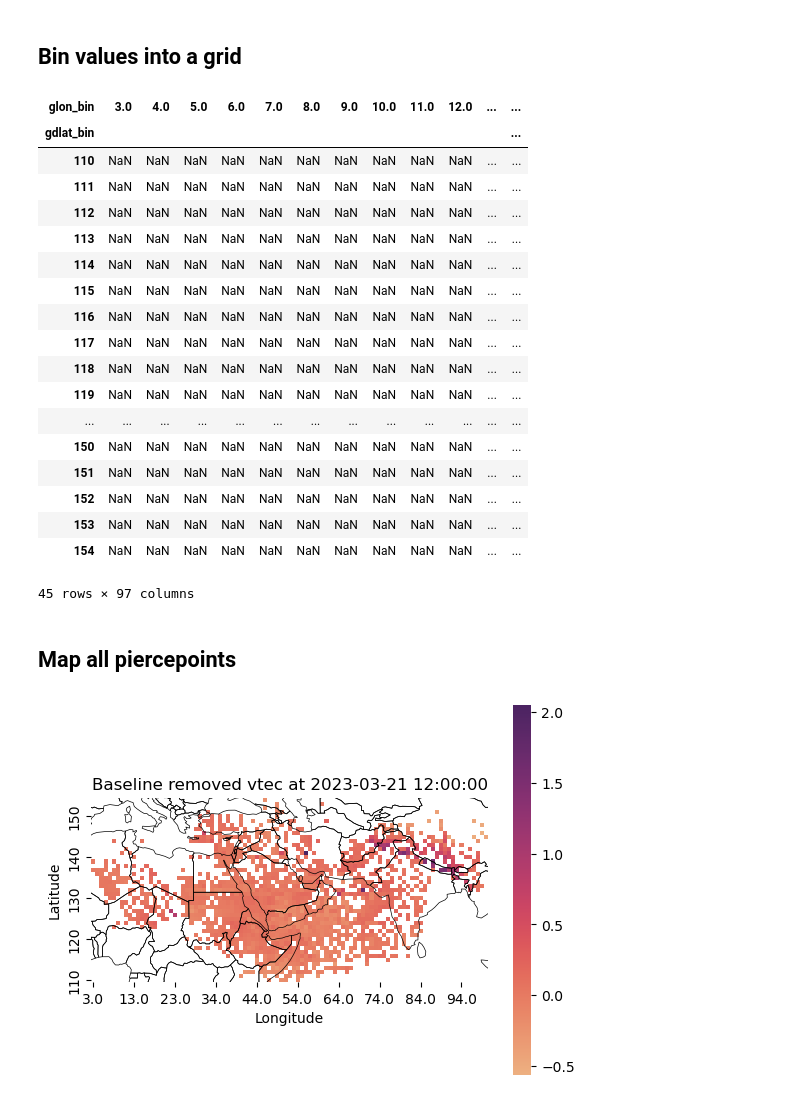
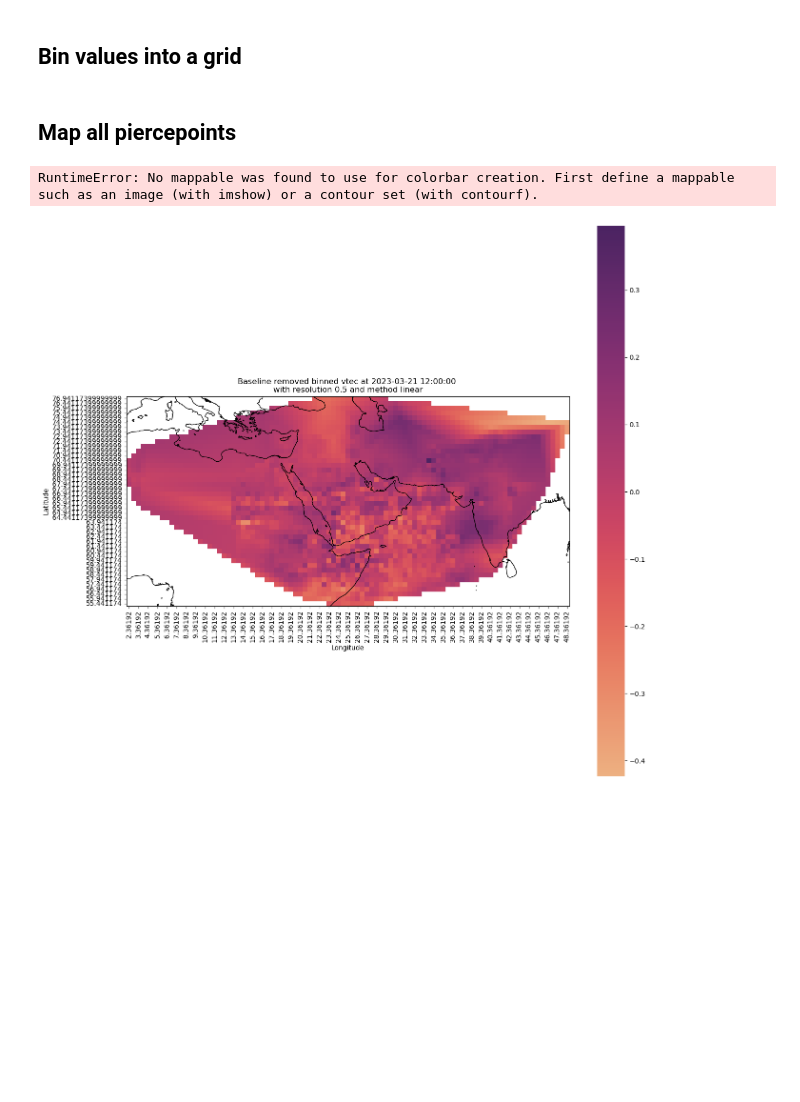
Before and after one commit to kuhaonmaraani/gradu, a Jupyter notebook: kaariplotit.ipynb, the cells around one changed output. Saved outputs shown, nothing was run; the diff lists cells and outputs as text; code cells hidden in the pictures; blank space fills up the shorter version.

```diff
--- a/kaariplotit.ipynb
+++ b/kaariplotit.ipynb
@@ -60,40 +80,34 @@ pivot_table = df1.pivot_table(index='gdlat_bin', columns='glon_bin', values='blr
-# %%
-pivot_table
-# %% [output]
-| glon_bin | 3.0 | 4.0 | 5.0 | 6.0 | 7.0 | 8.0 | 9.0 | 10.0 | 11.0 | 12.0 | ... | ... |
-| gdlat_bin |  |  |  |  |  |  |  |  |  |  |  | ... |
-| 110 | NaN | NaN | NaN | NaN | NaN | NaN | NaN | NaN | NaN | NaN | ... | ... |
-| 111 | NaN | NaN | NaN | NaN | NaN | NaN | NaN | NaN | NaN | NaN | ... | ... |
-| 112 | NaN | NaN | NaN | NaN | NaN | NaN | NaN | NaN | NaN | NaN | ... | ... |
-| 113 | NaN | NaN | NaN | NaN | NaN | NaN | NaN | NaN | NaN | NaN | ... | ... |
-| 114 | NaN | NaN | NaN | NaN | NaN | NaN | NaN | NaN | NaN | NaN | ... | ... |
-| 115 | NaN | NaN | NaN | NaN | NaN | NaN | NaN | NaN | NaN | NaN | ... | ... |
-| 116 | NaN | NaN | NaN | NaN | NaN | NaN | NaN | NaN | NaN | NaN | ... | ... |
-| 117 | NaN | NaN | NaN | NaN | NaN | NaN | NaN | NaN | NaN | NaN | ... | ... |
-| 118 | NaN | NaN | NaN | NaN | NaN | NaN | NaN | NaN | NaN | NaN | ... | ... |
-| 119 | NaN | NaN | NaN | NaN | NaN | NaN | NaN | NaN | NaN | NaN | ... | ... |
-| ... | ... | ... | ... | ... | ... | ... | ... | ... | ... | ... | ... | ... |
-| 150 | NaN | NaN | NaN | NaN | NaN | NaN | NaN | NaN | NaN | NaN | ... | ... |
-| 151 | NaN | NaN | NaN | NaN | NaN | NaN | NaN | NaN | NaN | NaN | ... | ... |
-| 152 | NaN | NaN | NaN | NaN | NaN | NaN | NaN | NaN | NaN | NaN | ... | ... |
-| 153 | NaN | NaN | NaN | NaN | NaN | NaN | NaN | NaN | NaN | NaN | ... | ... |
-| 154 | NaN | NaN | NaN | NaN | NaN | NaN | NaN | NaN | NaN | NaN | ... | ... |
-45 rows × 97 columns
+# %%
+DATETIME = '2023-03-21 12:00:00'
+RES = 0.5
+METHOD = 'linear'
+
+specific_datetime = pd.to_datetime(DATETIME)
+df1 = df.copy()
+df1 = df1.loc[df1['datetime'] == specific_datetime]
+
+x_grid = np.arange(min(df1['glon']), max(df1['glon'])+RES, RES)
+y_grid = np.arange(min(df['gdlat']), max(df['gdlat'])+RES, RES)
+X, Y = np.meshgrid(x_grid, y_grid)
+
+Z = griddata((df1['glon'], df1['gdlat']), df1['blrmvd'], (X, Y), method=METHOD)
 # %% [markdown]
 ## Map all piercepoints
-# %%
-europe = gpd.read_file(gpd.datasets.get_path('naturalearth_lowres'))
-
-europe.boundary.plot(edgecolor='black', linewidth=0.5)
-
-sns.heatmap(pivot_table, cmap='flare', xticklabels=10, yticklabels=10)
-
-# Set labels and title
-plt.xlabel('Longitude')
-plt.ylabel('Latitude')
-plt.title(f'Baseline removed vtec at {DATETIME}')
-
-plt.gca().invert_yaxis()
-plt.show()
-# %% [output]
-[figure, removed]
+# %%
+pivotdf = pd.DataFrame({'glon': X.ravel(), 'gdlat': Y.ravel(), 'blrmvd': Z.ravel()})
+
+plt.figure(figsize=(15,15))
+
+ax = plt.subplot(1, 1, 1, projection=ccrs.PlateCarree())
+ax.coastlines()
+sns.heatmap(data=pivotdf.pivot_table(index='gdlat', columns='glon', values='blrmvd', aggfunc='mean'),
+            cmap='flare', ax=ax)
+
+plt.xlabel('Longitude')
+plt.ylabel('Latitude')
+plt.title(f'Baseline removed binned vtec at {DATETIME} \nwith resolution {RES} and method {METHOD}')
+plt.gca().invert_yaxis()
+plt.show()
+# %% [output]
+RuntimeError: No mappable was found to use for colorbar creation. First define a mappable such as an image (with imshow) or a contour set (with contourf).
+[figure, added]
```
Also changed, not shown: parts of 9 cells of this notebook, 1 other file.
